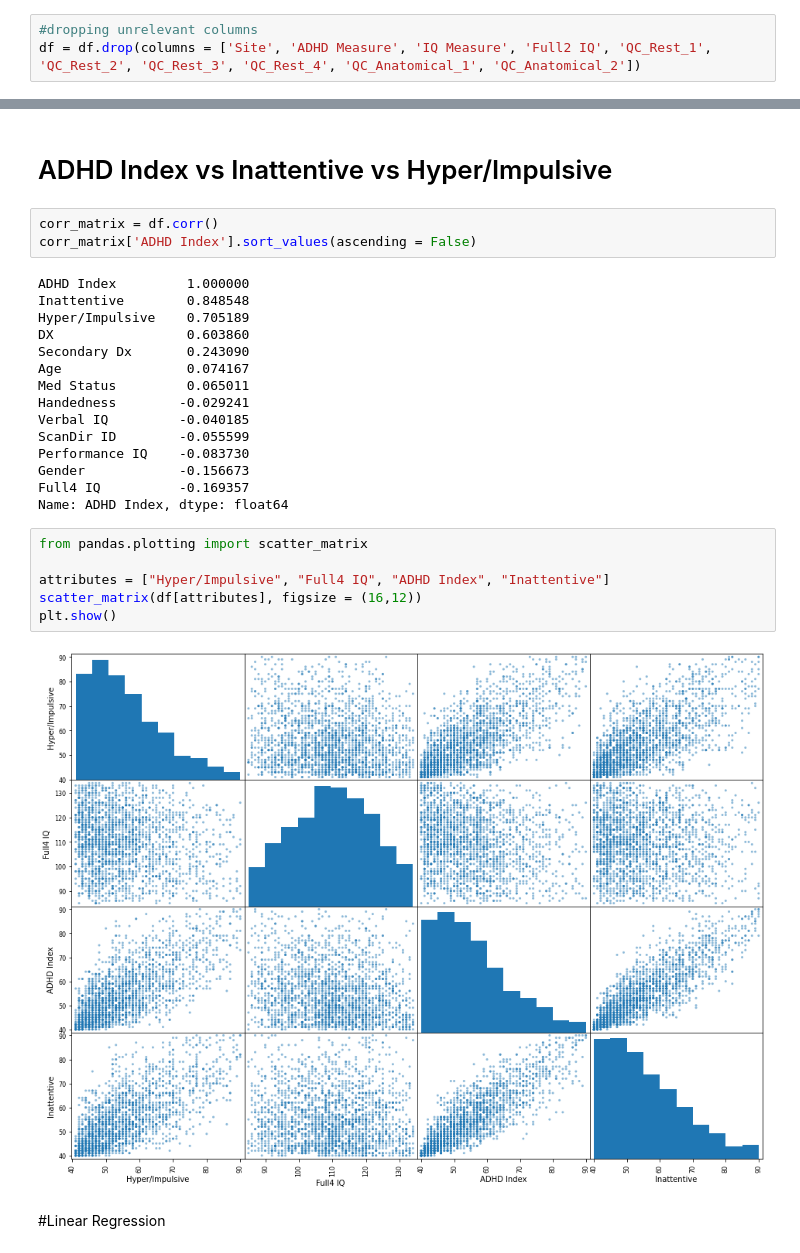
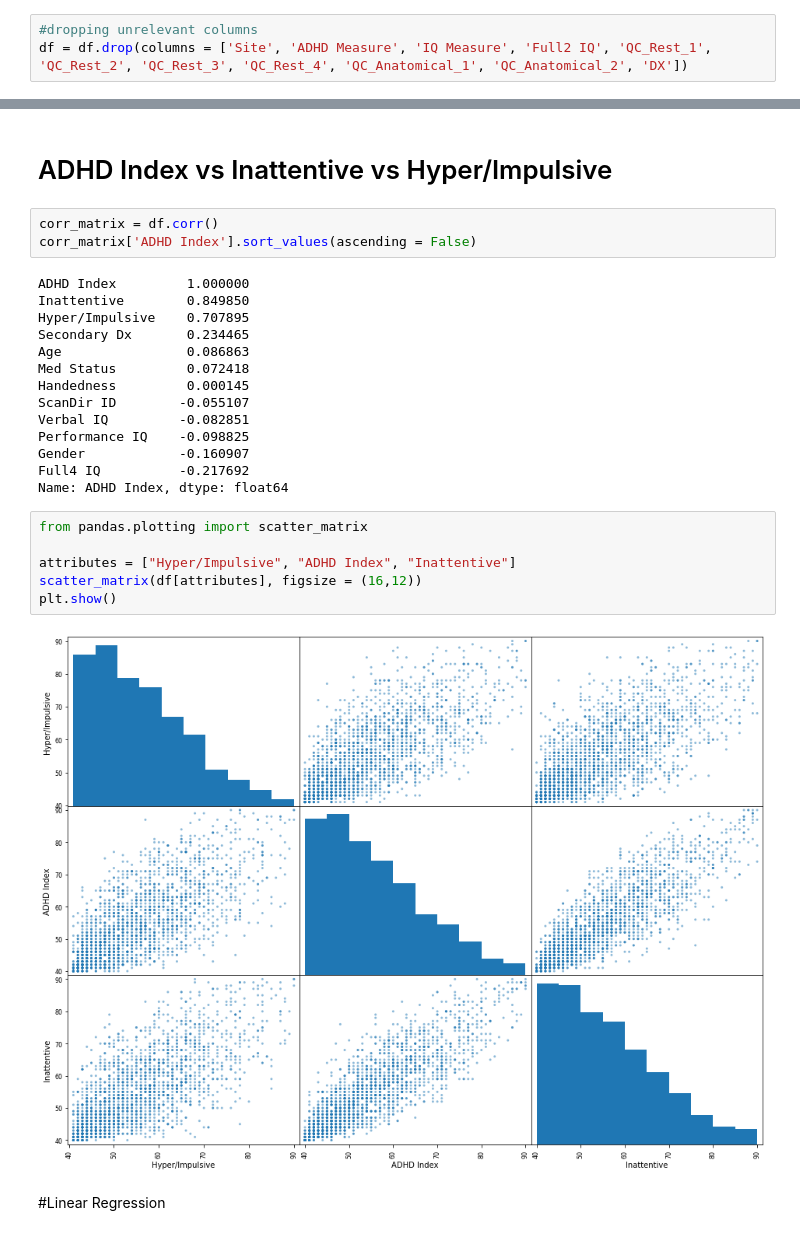
Before and after one commit to Only-Mike/ADHD, a Jupyter notebook: ADHD_Predictor.ipynb, the cells around one changed output, grey strips where cells are left out. Saved outputs shown, nothing was run; the diff lists cells and outputs as text.

```diff
--- a/ADHD_Predictor.ipynb
+++ b/ADHD_Predictor.ipynb
@@ -34,7 +34,7 @@ dtypes: float64(6), int64(16), object(1)
 memory usage: 15.0+ KB
 # %%
 #dropping unrelevant columns
-df = df.drop(columns = ['Site', 'ADHD Measure', 'IQ Measure', 'Full2 IQ', 'QC_Rest_1', 'QC_Rest_2', 'QC_Rest_3', 'QC_Rest_4', 'QC_Anatomical_1', 'QC_Anatomical_2'])
+df = df.drop(columns = ['Site', 'ADHD Measure', 'IQ Measure', 'Full2 IQ', 'QC_Rest_1', 'QC_Rest_2', 'QC_Rest_3', 'QC_Rest_4', 'QC_Anatomical_1', 'QC_Anatomical_2', 'DX'])
 # %%
 df.describe() #We have some false values in the following columns: ADHD Index, Inattentive and Hyper/Impulsive
 # %% [output]
@@ -151,27 +148,26 @@ corr_matrix = df.corr()
 corr_matrix['ADHD Index'].sort_values(ascending = False)
 # %% [output]
 ADHD Index         1.000000
-Inattentive        0.848548
-Hyper/Impulsive    0.705189
-DX                 0.603860
-Secondary Dx       0.243090
-Age                0.074167
-Med Status         0.065011
-Handedness        -0.029241
-Verbal IQ         -0.040185
-ScanDir ID        -0.055599
-Performance IQ    -0.083730
-Gender            -0.156673
-Full4 IQ          -0.169357
+Inattentive        0.849850
+Hyper/Impulsive    0.707895
+Secondary Dx       0.234465
+Age                0.086863
+Med Status         0.072418
+Handedness         0.000145
+ScanDir ID        -0.055107
+Verbal IQ         -0.082851
+Performance IQ    -0.098825
+Gender            -0.160907
+Full4 IQ          -0.217692
 Name: ADHD Index, dtype: float64
 # %%
 from pandas.plotting import scatter_matrix
 
-attributes = ["Hyper/Impulsive", "Full4 IQ", "ADHD Index", "Inattentive"]
+attributes = ["Hyper/Impulsive", "ADHD Index", "Inattentive"]
 scatter_matrix(df[attributes], figsize = (16,12))
 plt.show()
 # %% [output]
-[figure, old version]
+[figure, new version]
 # %% [markdown]
 #Linear Regression
 # %%
```
Also changed, not shown: parts of 14 cells of this notebook.
